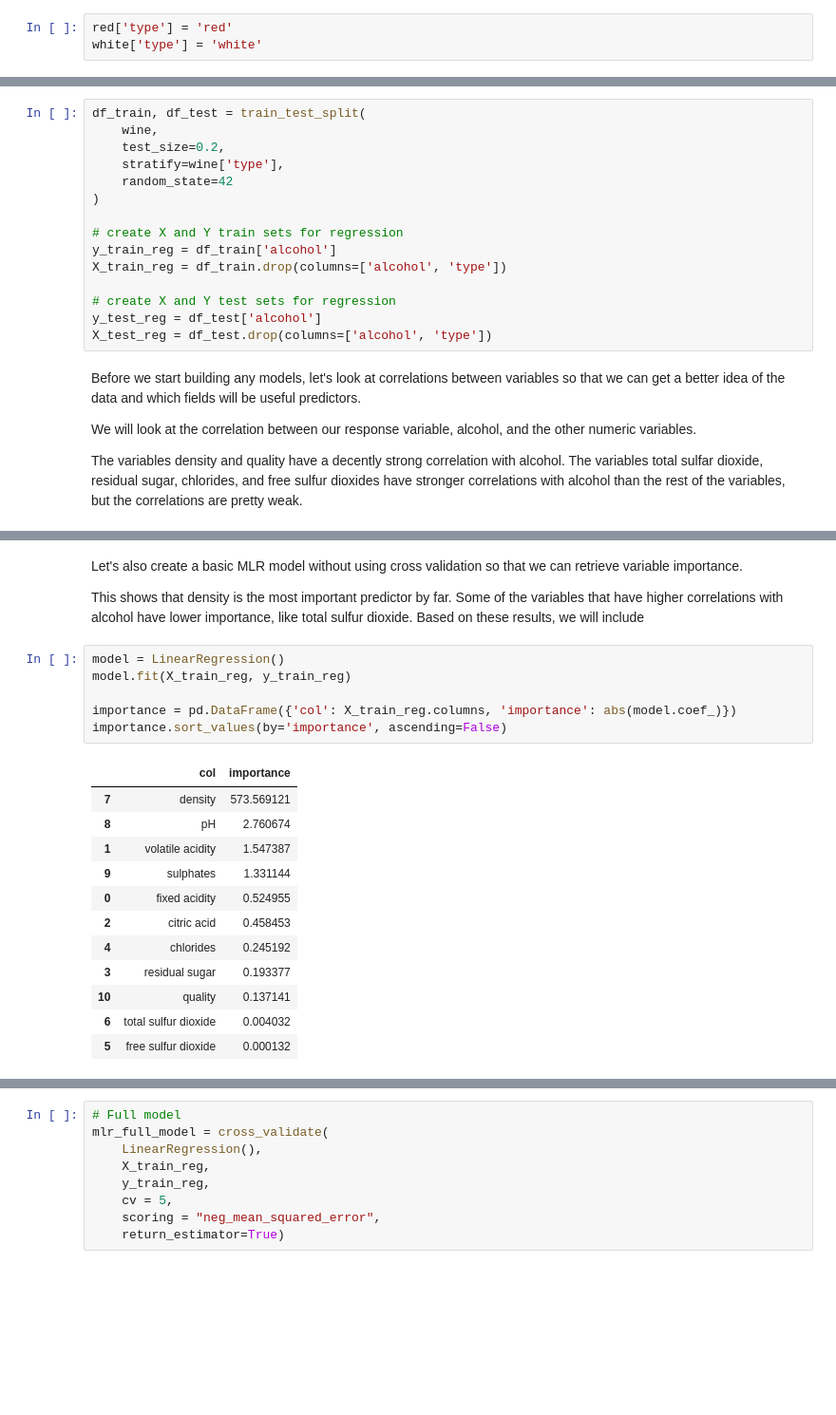
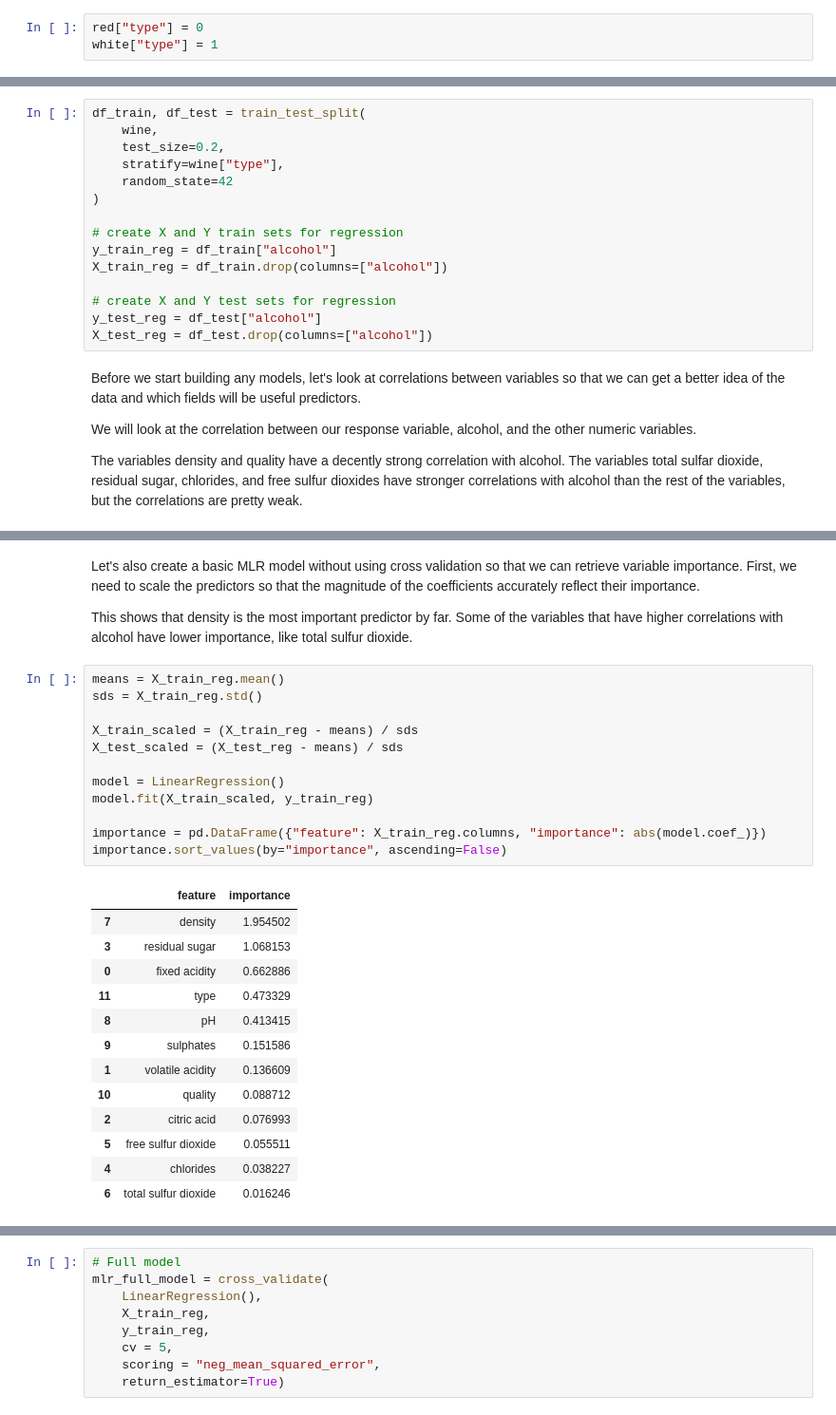
Before and after one commit to alanapooler827/554Homework7, a Jupyter notebook: ST554_HW7_Pooler.ipynb, the cells around one changed output, grey strips where cells are left out. Shown at 95% size. Cells and saved outputs as stored; diff of their text form; blank space fills up the shorter version.

```diff
--- a/ST554_HW7_Pooler.ipynb
+++ b/ST554_HW7_Pooler.ipynb
@@ -67,6 +66,6 @@ Before combining the two data sets together, we will add a 'type' column to each
 # %%
-red['type'] = 'red'
-white['type'] = 'white'
+red["type"] = 0
+white["type"] = 1
 # %% [markdown]
 Now we will combine the two data sets together and view the first few rows of the new data set.
 # %%
@@ -89,17 +88,17 @@ We will use 80% of the data for the training set and 20% of the data for the tes
 df_train, df_test = train_test_split(
     wine,
     test_size=0.2,
-    stratify=wine['type'],
+    stratify=wine["type"],
     random_state=42
 )
 
 # create X and Y train sets for regression
-y_train_reg = df_train['alcohol']
-X_train_reg = df_train.drop(columns=['alcohol', 'type'])
+y_train_reg = df_train["alcohol"]
+X_train_reg = df_train.drop(columns=["alcohol"])
 
 # create X and Y test sets for regression
-y_test_reg = df_test['alcohol']
-X_test_reg = df_test.drop(columns=['alcohol', 'type'])
+y_test_reg = df_test["alcohol"]
+X_test_reg = df_test.drop(columns=["alcohol"])
 # %% [markdown]
 Before we start building any models, let's look at correlations between variables so that we can get a better idea of the data and which fields will be useful predictors.
 
@@ -125,27 +125,34 @@ wine.corr(numeric_only=True)["alcohol"]
 dtype: float64
 # %% [markdown]
-Let's also create a basic MLR model without using cross validation so that we can retrieve variable importance.
+Let's also create a basic MLR model without using cross validation so that we can retrieve variable importance. First, we need to scale the predictors so that the magnitude of the coefficients accurately reflect their importance.
 
-This shows that density is the most important predictor by far. Some of the variables that have higher correlations with alcohol have lower importance, like total sulfur dioxide. Based on these results, we will include
+This shows that density is the most important predictor by far. Some of the variables that have higher correlations with alcohol have lower importance, like total sulfur dioxide.
 # %%
+means = X_train_reg.mean()
+sds = X_train_reg.std()
+
+X_train_scaled = (X_train_reg - means) / sds
+X_test_scaled = (X_test_reg - means) / sds
+
 model = LinearRegression()
-model.fit(X_train_reg, y_train_reg)
+model.fit(X_train_scaled, y_train_reg)
 
-importance = pd.DataFrame({'col': X_train_reg.columns, 'importance': abs(model.coef_)})
-importance.sort_values(by='importance', ascending=False)
+importance = pd.DataFrame({"feature": X_train_reg.columns, "importance": abs(model.coef_)})
+importance.sort_values(by="importance", ascending=False)
 # %% [output]
-|  | col | importance |
-| 7 | density | 573.569121 |
-| 8 | pH | 2.760674 |
-| 1 | volatile acidity | 1.547387 |
-| 9 | sulphates | 1.331144 |
-| 0 | fixed acidity | 0.524955 |
-| 2 | citric acid | 0.458453 |
-| 4 | chlorides | 0.245192 |
-| 3 | residual sugar | 0.193377 |
-| 10 | quality | 0.137141 |
-| 6 | total sulfur dioxide | 0.004032 |
-| 5 | free sulfur dioxide | 0.000132 |
+|  | feature | importance |
+| 7 | density | 1.954502 |
+| 3 | residual sugar | 1.068153 |
+| 0 | fixed acidity | 0.662886 |
+| 11 | type | 0.473329 |
+| 8 | pH | 0.413415 |
+| 9 | sulphates | 0.151586 |
+| 1 | volatile acidity | 0.136609 |
+| 10 | quality | 0.088712 |
+| 2 | citric acid | 0.076993 |
+| 5 | free sulfur dioxide | 0.055511 |
+| 4 | chlorides | 0.038227 |
+| 6 | total sulfur dioxide | 0.016246 |
 # %% [markdown]
 ## Regression Task
 
```
Also changed, not shown: parts of 40 cells of this notebook.
